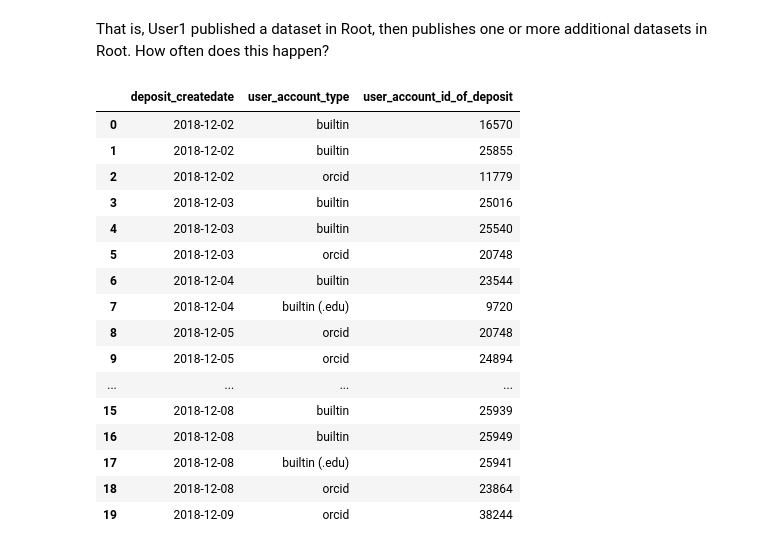
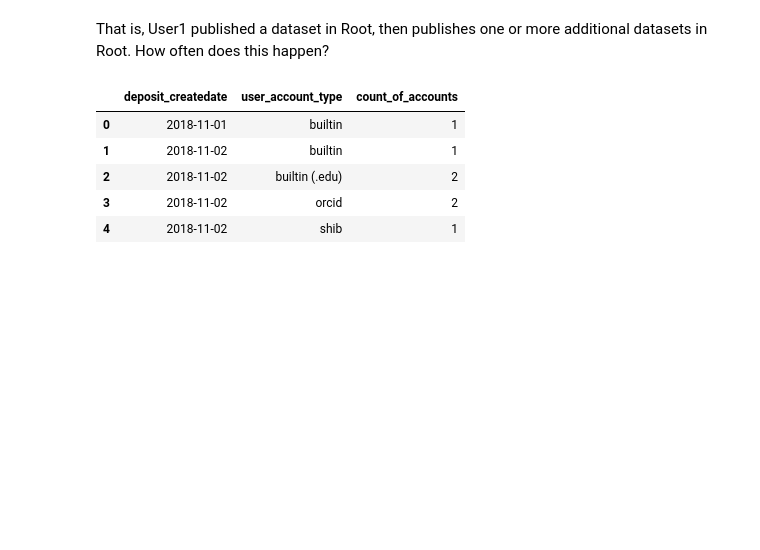
Before and after one commit to jggautier/ux-research-data-analysis, a Jupyter notebook: notebooks/Investigating deposits in HDV's Root dataverse/Investigating_deposits_in_HDVs_Root_dataverse.ipynb, the cells around one changed output. Saved outputs shown, nothing was run; the diff lists cells and outputs as text; code cells hidden in the pictures; blank space fills up the shorter version.

```diff
--- a/notebooks/Investigating deposits in HDV's Root dataverse/Investigating_deposits_in_HDVs_Root_dataverse.ipynb
+++ b/notebooks/Investigating deposits in HDV's Root dataverse/Investigating_deposits_in_HDVs_Root_dataverse.ipynb
@@ -128,44 +128,36 @@ countbyAccountType = (
     rawDataDF.query(
         'deposit_parent_dataverse == "1"\
         & deposit_type == "Dataset"\
-        & deposit_createdate > "2018-12-01"\
+        & deposit_createdate > "2018-10-31"\
         & deposit_createdate < "2020-11-01"')
 
     # Select only these three columns
     [['user_account_id_of_deposit', 'deposit_createdate', 'user_account_type']]
 
     .groupby(['deposit_createdate', 'user_account_type', 'user_account_id_of_deposit']).count()
+#     .groupby(['deposit_createdate', 'user_account_type']).count()
     .sort_values(by=['deposit_createdate'], ascending=True)
-    .rename(columns={'user_account_id_of_deposit': 'count'})
-)
-
-# Group again on countbyAccountType dataframe, counting unique user account IDs
-countbyAccountType = (
-    countbyAccountType.groupby(['deposit_createdate', 'user_account_type', 'user_account_id_of_deposit']).count()
+    .rename(columns={'user_account_id_of_deposit': 'count_of_accounts'})
 )
 
 # Reset dataframe index (so that values in deposit_createdate repeat)
 countbyAccountType.reset_index(drop=False, inplace=True)
+
+countbyAccountType = (
+    countbyAccountType.groupby(['deposit_createdate', 'user_account_type']).count()
+    .rename(columns={'user_account_id_of_deposit': 'count_of_accounts'})
+)
+
+countbyAccountType.reset_index(drop=False, inplace=True)
 # %%
-countbyAccountType.head(20)
+countbyAccountType.head(5)
 # %% [output]
-|  | deposit_createdate | user_account_type | user_account_id_of_deposit |
-| 0 | 2018-12-02 | builtin | 16570 |
-| 1 | 2018-12-02 | builtin | 25855 |
-| 2 | 2018-12-02 | orcid | 11779 |
-| 3 | 2018-12-03 | builtin | 25016 |
-| 4 | 2018-12-03 | builtin | 25540 |
-| 5 | 2018-12-03 | orcid | 20748 |
-| 6 | 2018-12-04 | builtin | 23544 |
-| 7 | 2018-12-04 | builtin (.edu) | 9720 |
-| 8 | 2018-12-05 | orcid | 20748 |
-| 9 | 2018-12-05 | orcid | 24894 |
-| ... | ... | ... | ... |
-| 15 | 2018-12-08 | builtin | 25939 |
-| 16 | 2018-12-08 | builtin | 25949 |
-| 17 | 2018-12-08 | builtin (.edu) | 25941 |
-| 18 | 2018-12-08 | orcid | 23864 |
-| 19 | 2018-12-09 | orcid | 38244 |
+|  | deposit_createdate | user_account_type | count_of_accounts |
+| 0 | 2018-11-01 | builtin | 1 |
+| 1 | 2018-11-02 | builtin | 1 |
+| 2 | 2018-11-02 | builtin (.edu) | 2 |
+| 3 | 2018-11-02 | orcid | 2 |
+| 4 | 2018-11-02 | shib | 1 |
 # %%
 fig = px.scatter(countbyAccountType,
               x='deposit_createdate',
```
Also changed, not shown: parts of 1 cell of this notebook.
